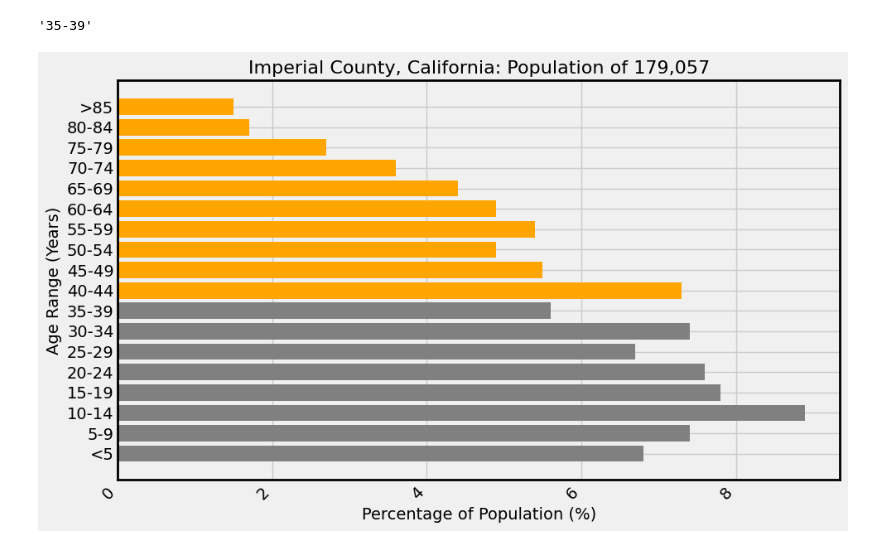
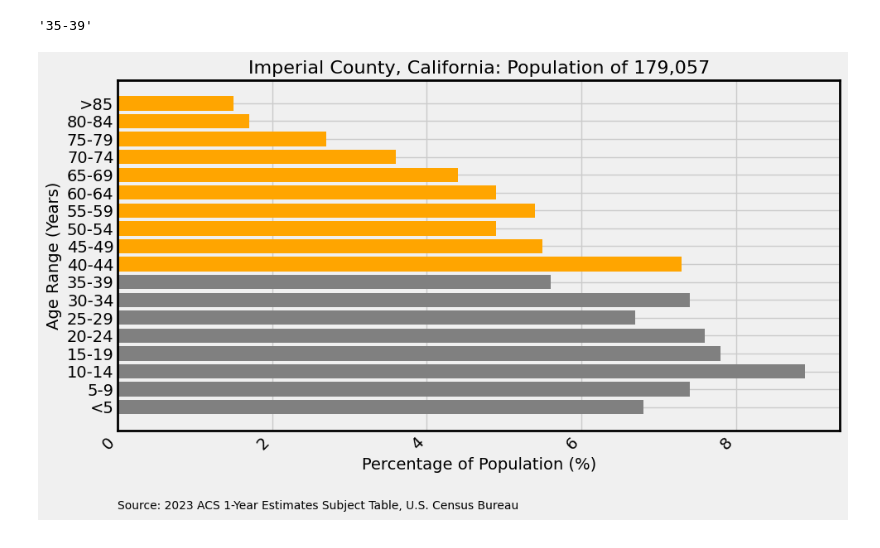
Before and after one commit to BigDataForSanDiego/Team-135, a Jupyter notebook: research/population_research.ipynb, the cells around one changed output. Cells and saved outputs as stored; diff of their text form; code cells hidden in the pictures.

```diff
--- a/research/population_research.ipynb
+++ b/research/population_research.ipynb
@@ -140,27 +140,30 @@ clean_group('35 to 39 years')
 # %%
 ages = cleaned_asdf['Group']
 percents = cleaned_asdf['Total Percent Estimate']
 
 fig, ax = plt.subplots(figsize=(10, 6))
 
 colors = [colors_df[group] for group in ages]
 
 ages = ages.apply(clean_group)
 
 plt.barh(ages, percents, color=colors)
 
 plt.title('Imperial County, California: Population of 179,057', fontsize=16)
 plt.ylabel('Age Range (Years)', fontsize=14)
 
 plt.xlabel('Percentage of Population (%)', fontsize=14)
 
 plt.xticks(rotation=45, ha='right')
 
 for spine in ax.spines.values():
     spine.set_edgecolor('black')
     spine.set_linewidth(2)
 
+plt.text(0, -0.2, 'Source: 2023 ACS 1-Year Estimates Subject Table, U.S. Census Bureau',
+         transform=ax.transAxes, fontsize=10, va='top', ha='left')
+
 plt.tight_layout()
 plt.show()
 # %% [output]
-[figure, old version]
+[figure, new version]
```
Also changed, not shown: 2 other files.
